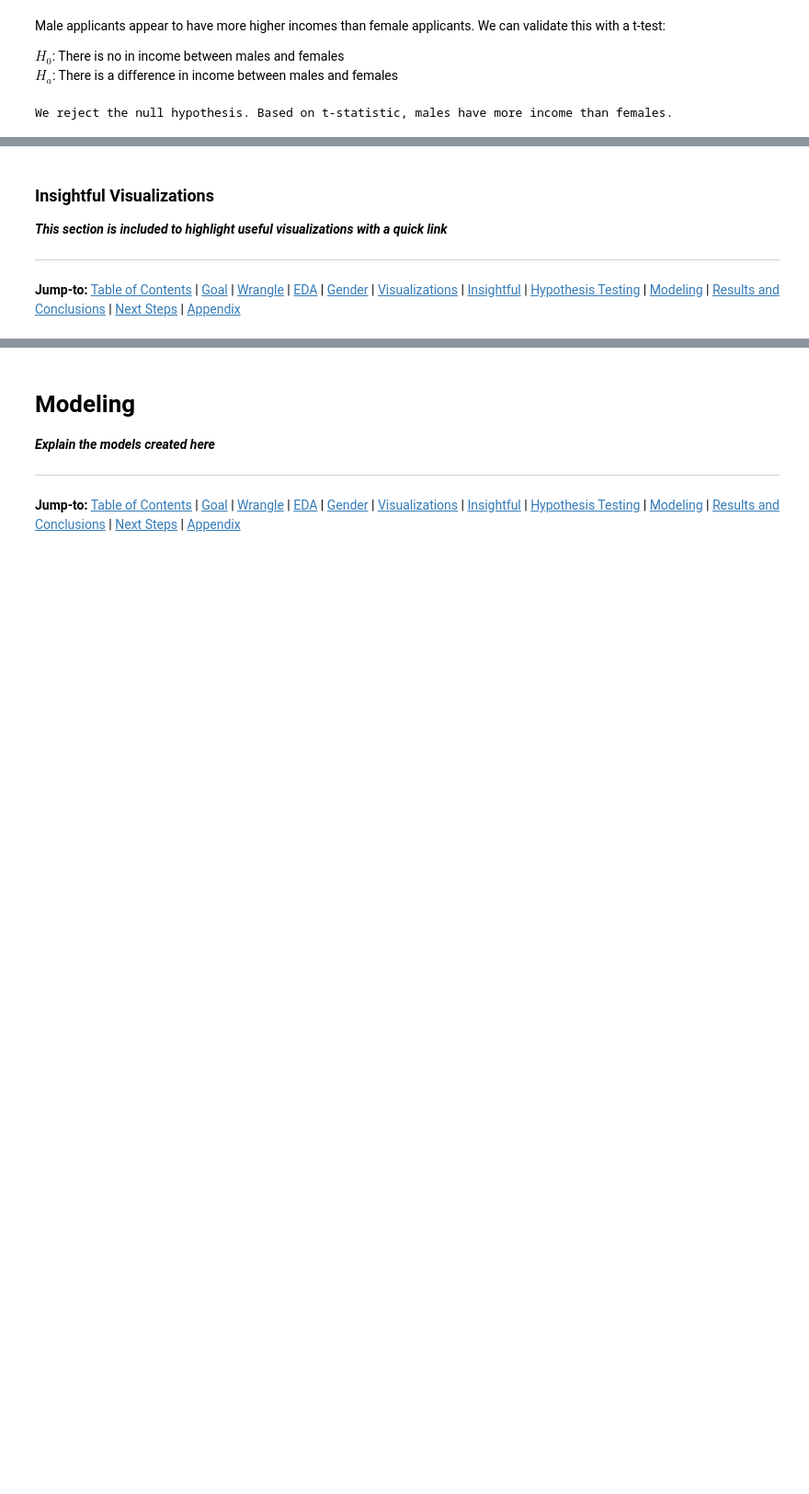
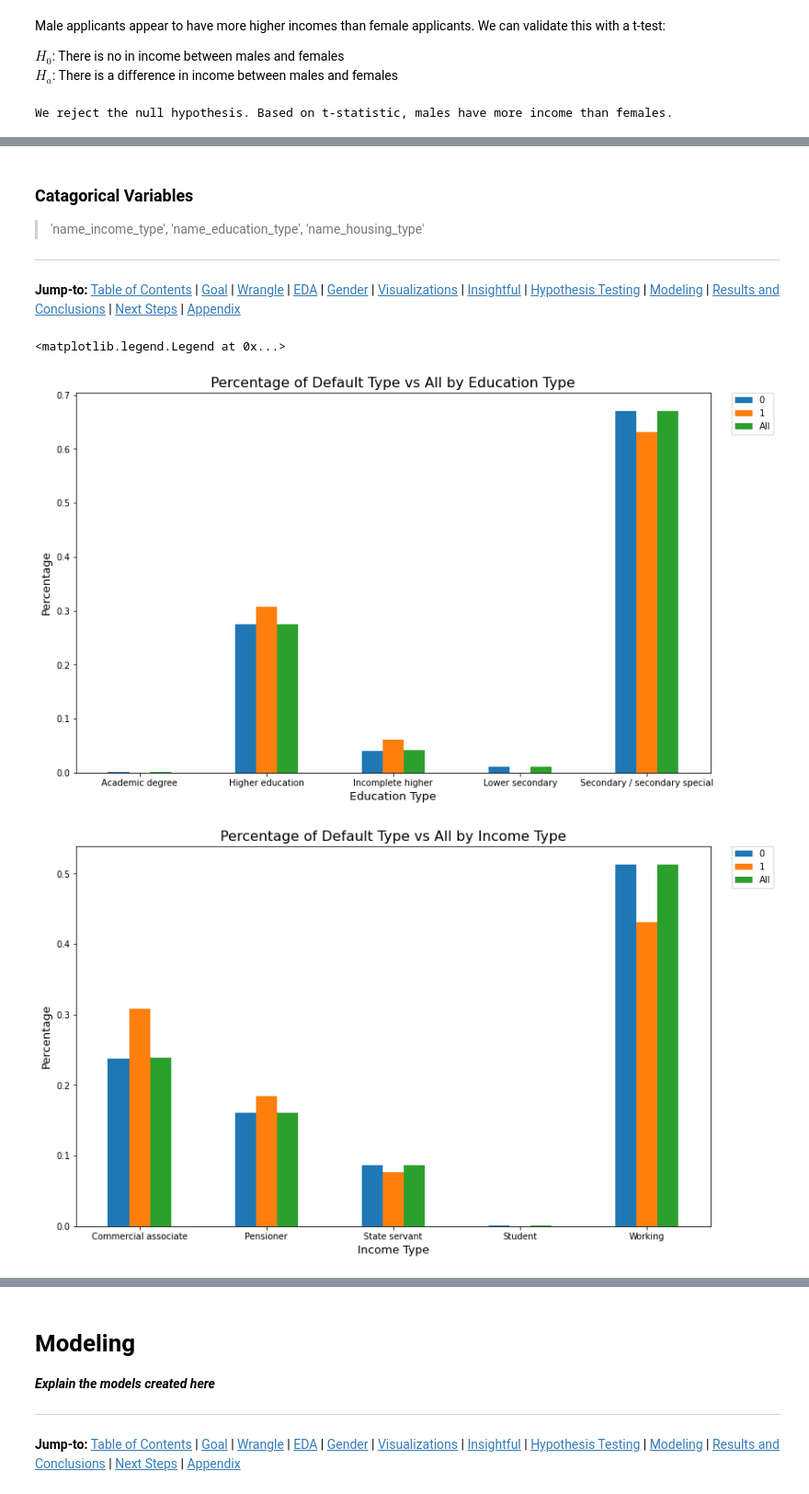
Before and after one commit to credit-risk-management-predictor/credit-risk-management-predictor, a Jupyter notebook: analysis_and_modeling.ipynb, the cells around one changed output, grey strips where cells are left out. Shown at 92% size. Cells and saved outputs as stored; diff of their text form; code cells hidden in the pictures; blank space fills up the shorter version.

Commit message:
adds bibek's visualizations, anthony's visualizations, matt's t-test findings, and bibek's statisical test. Reformats matt's t-test findings into a for loop test

```diff
--- a/analysis_and_modeling.ipynb
+++ b/analysis_and_modeling.ipynb
@@ -400,8 +302,33 @@ for col, label in zip(columns, labels):
 # %% [markdown]
-### Insightful Visualizations
+### Catagorical Variables
 
-***This section is included to highlight useful visualizations with a quick link***
+> 'name_income_type', 'name_education_type', 'name_housing_type'
 
 ---
-
 **Jump-to:** [Table of Contents](#Table-of-Contents) | [Goal](#Goal) | [Wrangle](#Wrangle) | [EDA](#EDA) | [Gender](#Gender) | [Visualizations](#Visualizations) | [Insightful](#Insightful-Visualizations) | [Hypothesis Testing](#Hypothesis-Testing) | [Modeling](#Modeling) | [Results and Conclusions](#Results-and-Conclusions) | [Next Steps](#Next-Steps) | [Appendix](#Appendix)
+# %%
+pd.crosstab(train.name_education_type, train.defaulted, margins = True, normalize = 'columns').plot(kind = 'bar',
+                                                                                                   figsize=(13,8),
+                                                                                                   rot=0)
+plt.xlabel("Education Type", fontsize=13)
+plt.ylabel("Percentage", fontsize=13)
+plt.title("Percentage of Default Type vs All by Education Type", fontsize=16)
+plt.legend(bbox_to_anchor=(1.1, 1),borderaxespad=0)
+pd.crosstab(train.name_income_type, train.defaulted, margins = True, normalize = 'columns').plot(kind = 'bar',
+                                                                                                figsize=(13,8),
+                                                                                                rot=0)
+plt.xlabel("Income Type", fontsize=13)
+plt.ylabel("Percentage", fontsize=13)
+plt.title("Percentage of Default Type vs All by Income Type", fontsize=16)
+plt.legend(bbox_to_anchor=(1.1, 1),borderaxespad=0)
+pd.crosstab(train.name_housing_type, train.defaulted, margins = True, normalize = 'columns').plot(kind = 'bar',
+                                                                                                 figsize=(13,8),
+                                                                                                 rot=0)
+plt.xlabel("Housing Type", fontsize=13)
+plt.ylabel("Percentage", fontsize=13)
+plt.title("Percentage of Default Type vs All by Housing Type", fontsize=16)
+plt.legend(bbox_to_anchor=(1.1, 1),borderaxespad=0)
+# %% [output]
+<matplotlib.legend.Legend at 0x...>
+[figure, added]
+[figure, added]
```
Also changed, not shown: parts of 19 cells of this notebook.
